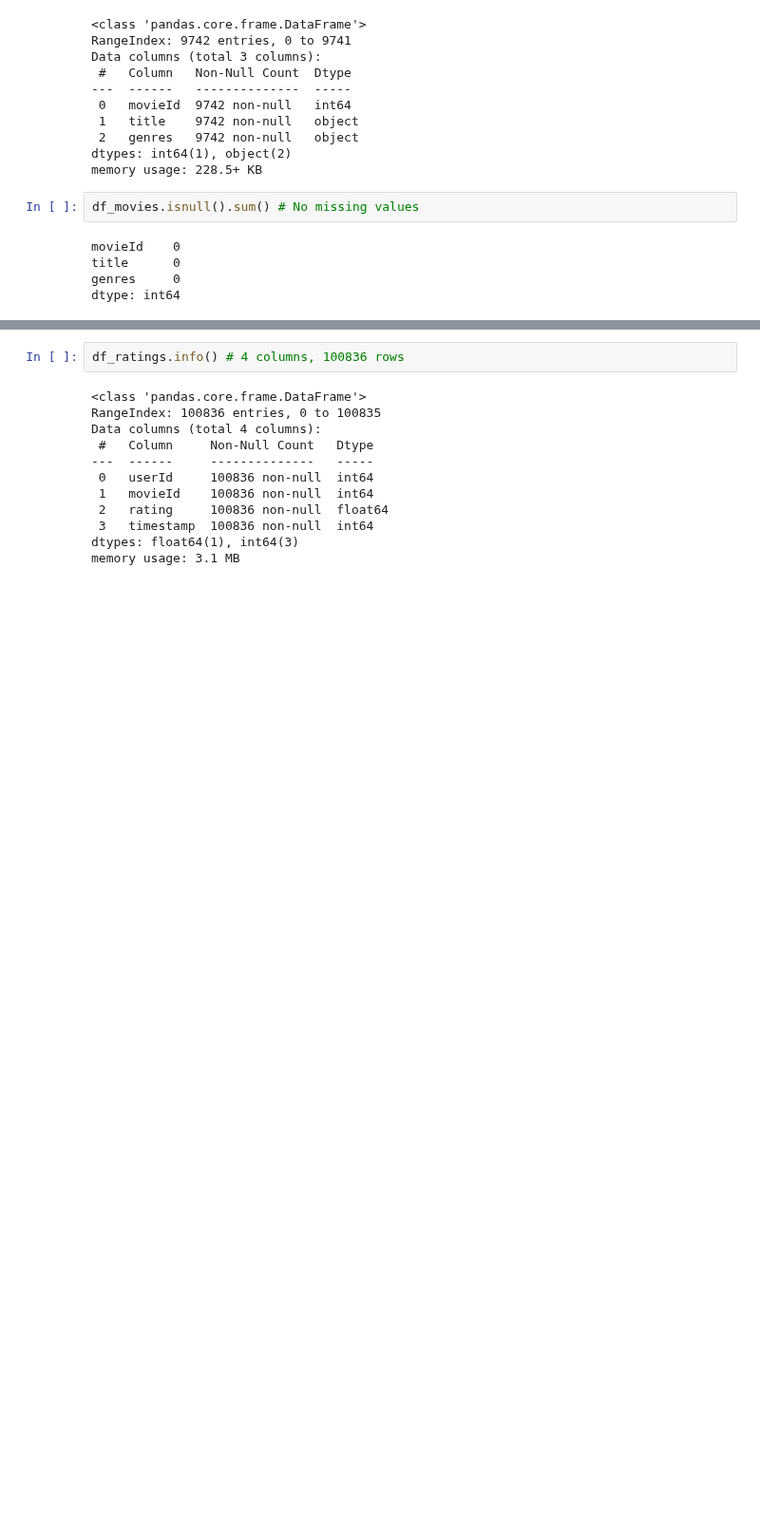
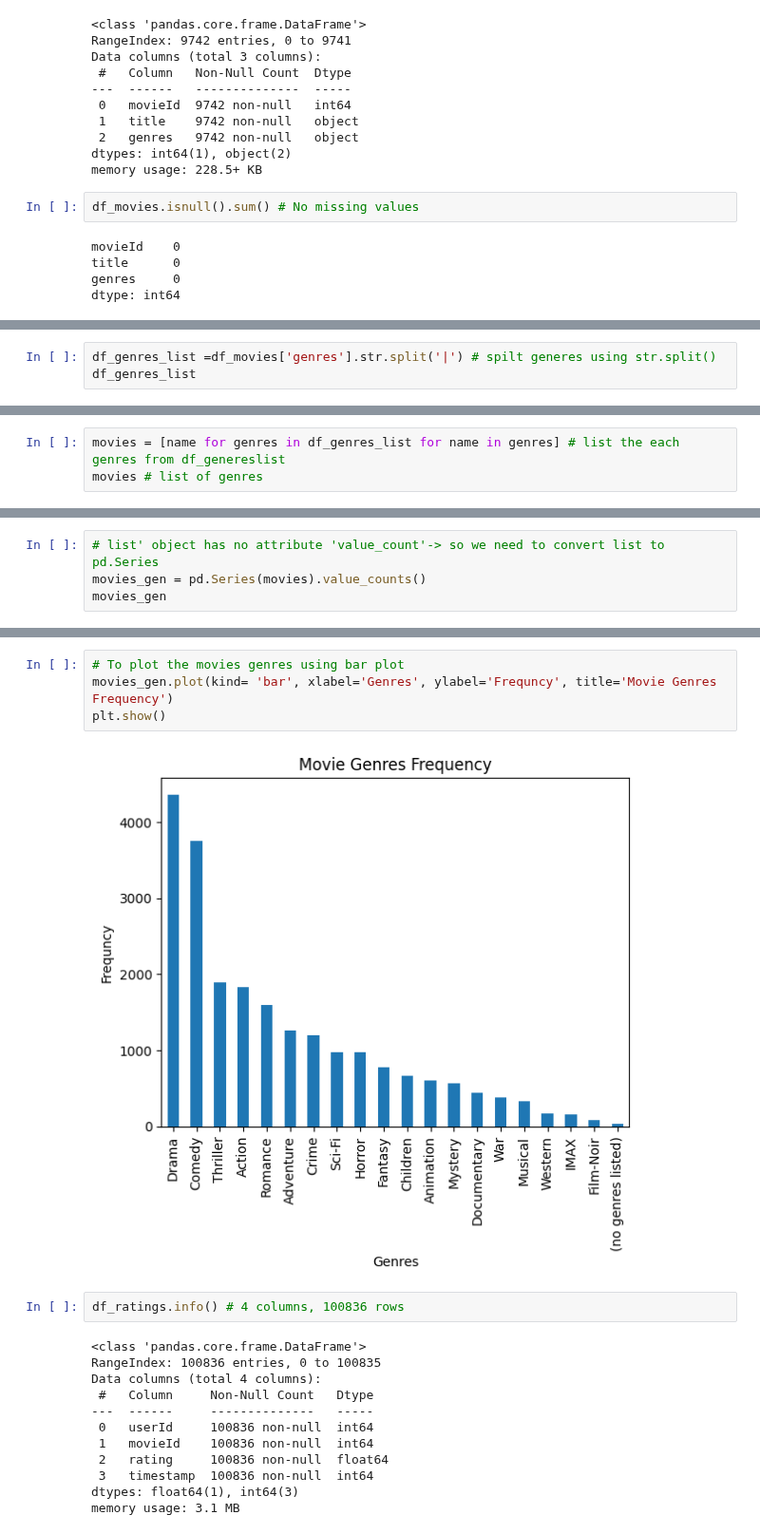
Before and after one commit to VineelaNedunuri/Machine-learning, a Jupyter notebook: Labb/Rekommender_system.ipynb, the cells around one changed output, grey strips where cells are left out. Shown at 95% size. Cells and saved outputs as stored; diff of their text form; blank space fills up the shorter version.

```diff
--- a/Labb/Rekommender_system.ipynb
+++ b/Labb/Rekommender_system.ipynb
@@ -53,0 +125,3 @@ dtype: int64
+# %%
+df_genres_list =df_movies['genres'].str.split('|') # spilt generes using str.split()
+df_genres_list
@@ -53,0 +141,3 @@ dtype: int64
+# %%
+movies = [name for genres in df_genres_list for name in genres] # list the each genres from df_genereslist
+movies # list of genres
@@ -53,0 +162,4 @@ dtype: int64
+# %%
+# list' object has no attribute 'value_count'-> so we need to convert list to pd.Series
+movies_gen = pd.Series(movies).value_counts()
+movies_gen
@@ -54,3 +184,9 @@ dtype: int64
+# %%
+# To plot the movies genres using bar plot
+movies_gen.plot(kind= 'bar', xlabel='Genres', ylabel='Frequncy', title='Movie Genres Frequency')
+plt.show()
+# %% [output]
+[figure, added]
 # %%
 df_ratings.info() # 4 columns, 100836 rows
 # %% [output]
```
Also changed, not shown: parts of 15 cells of this notebook.
